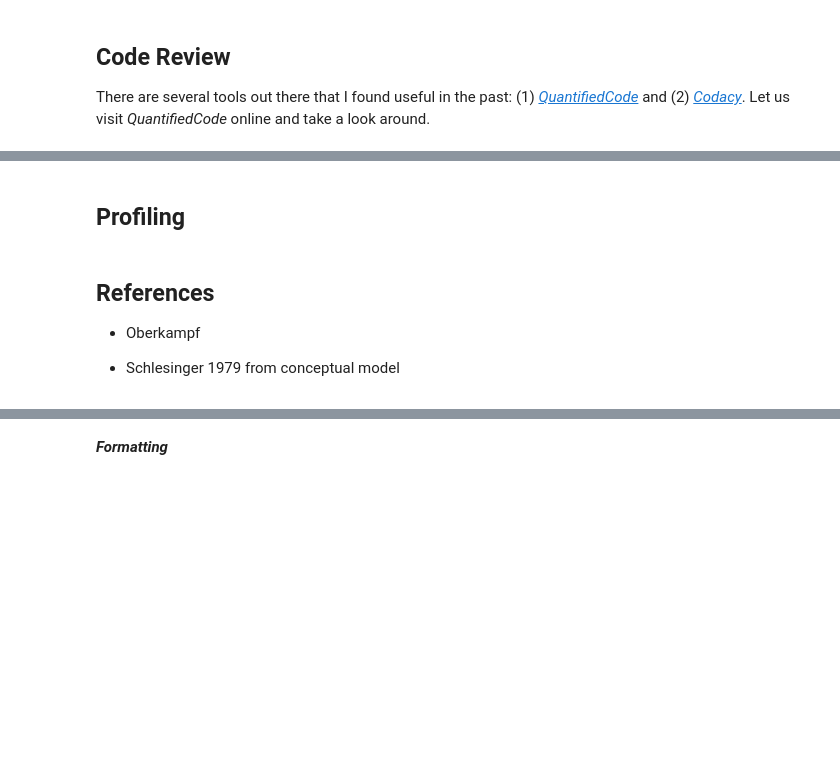
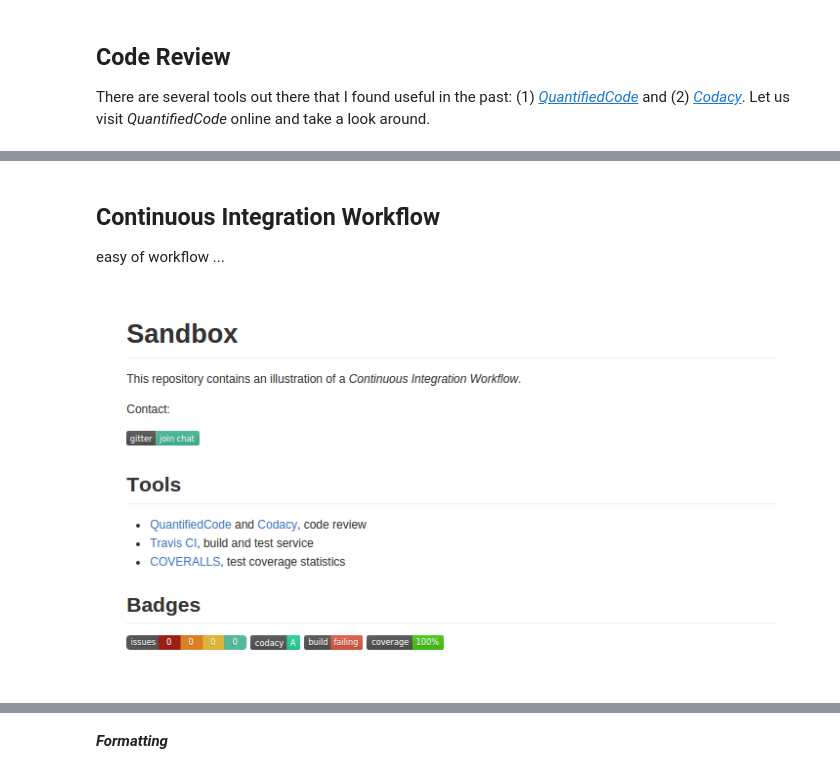
Before and after one commit to GiovanniAiello/talks, a Jupyter notebook: ZICE/software_engineering/lecture.ipynb, the cells around one changed output, grey strips where cells are left out. Saved outputs shown, nothing was run; the diff lists cells and outputs as text; code cells hidden in the pictures; blank space fills up the shorter version.

```diff
--- a/ZICE/software_engineering/lecture.ipynb
+++ b/ZICE/software_engineering/lecture.ipynb
@@ -169,11 +243,9 @@ Image(filename='images/quantifiedcode.png')
-# %% [markdown]
-## Profiling
+# %% [markdown]
+## Continuous Integration Workflow
+
+easy of workflow ...
 # %%
 from IPython.display import Image
-Image(filename='images/runsnake.png')
+Image(filename='images/continous_integration.png', width=1000, height=1000)
+# %% [output]
+[figure, added]
-# %% [markdown]
-## References
-
-* Oberkampf
-
-* Schlesinger 1979 from conceptual model
```
Also changed, not shown: parts of 17 cells of this notebook, 8 other files.
